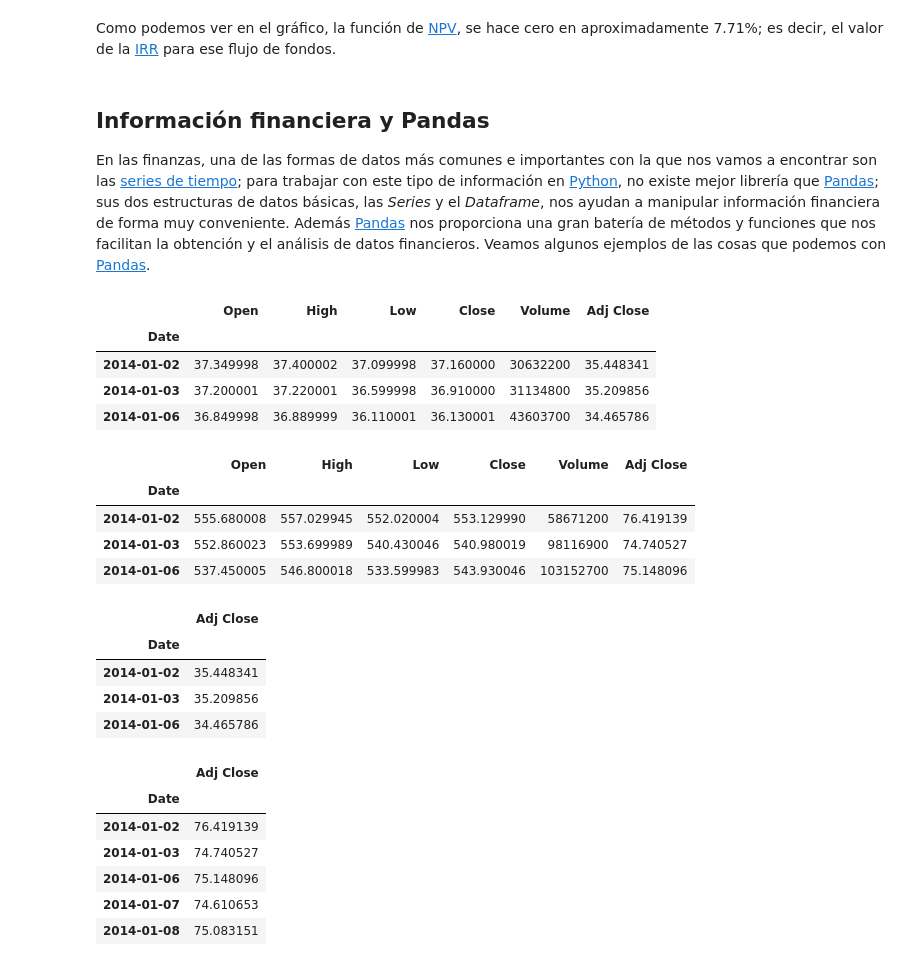
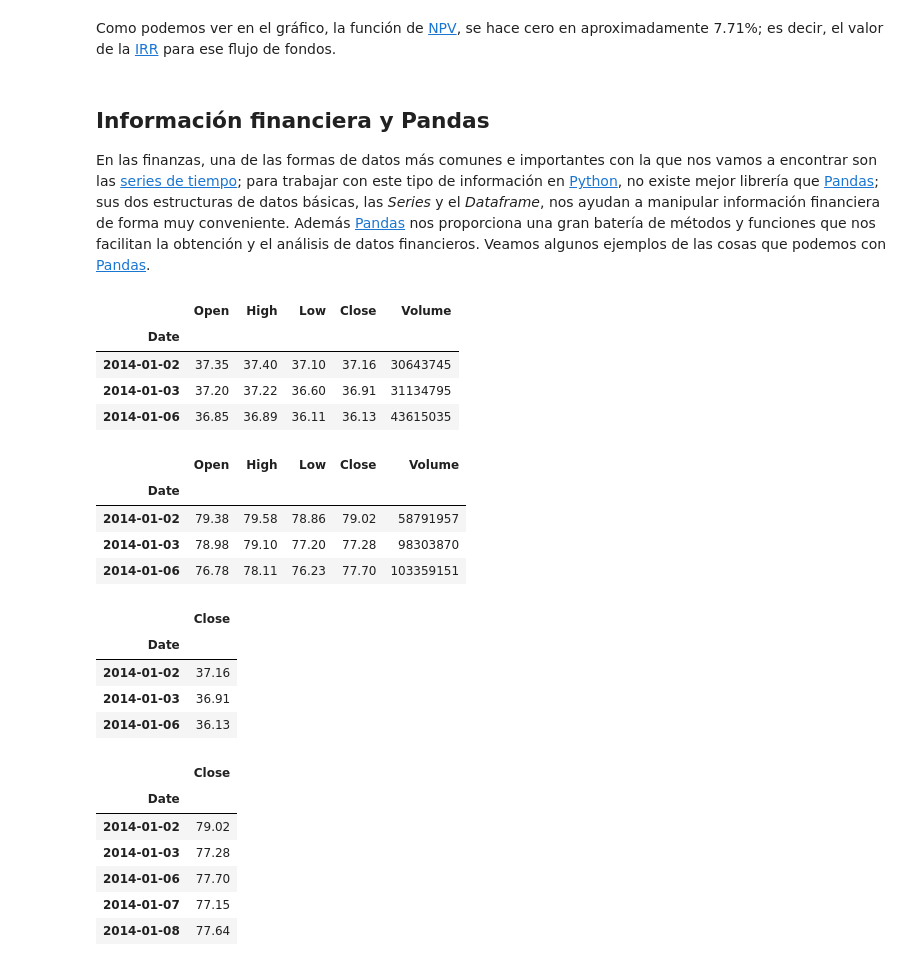
Before and after one commit to relopezbriega/relopezbriega.github.io, a Jupyter notebook: downloads/pyFinance.ipynb, the cells around one changed output. Drawn from its saved outputs; the diff is of its cells as text; code cells hidden in the pictures.

```diff
--- a/downloads/pyFinance.ipynb
+++ b/downloads/pyFinance.ipynb
@@ -261,57 +261,57 @@ Como podemos ver en el gráfico, la función de [NPV](https://es.wikipedia.org/w
 # %% [markdown]
 ## Información financiera y Pandas
 
-En las finanzas, una de las formas de datos más comunes e importantes con la que nos vamos a encontrar son las [series de tiempo](https://es.wikipedia.org/wiki/Serie_temporal); para trabajar con este tipo de información en [Python](https://www.python.org/), no existe mejor librería que [Pandas](http://pandas.pydata.org/); sus dos estructuras de datos básicas, las *Series* y el *Dataframe*, nos ayudan a manipular información financiera de forma muy conveniente. Además [Pandas](http://pandas.pydata.org/) nos proporciona una gran batería de métodos y funciones que nos facilitan la obtención y el análisis de datos financieros. Veamos algunos ejemplos de las cosas que podemos con [Pandas](http://pandas.pydata.org/).
+En las finanzas, una de las formas de datos más comunes e importantes con la que nos vamos a encontrar son las [series de tiempo](https://es.wikipedia.org/wiki/Serie_temporal); para trabajar con este tipo de información en [Python](https://www.python.org/), no existe mejor librería que [Pandas](https://pandas.pydata.org/); sus dos estructuras de datos básicas, las *Series* y el *Dataframe*, nos ayudan a manipular información financiera de forma muy conveniente. Además [Pandas](https://pandas.pydata.org/) nos proporciona una gran batería de métodos y funciones que nos facilitan la obtención y el análisis de datos financieros. Veamos algunos ejemplos de las cosas que podemos con [Pandas](https://pandas.pydata.org/).
 # %%
 # Importando pandas y datetime
 import pandas as pd
-import pandas.io.data as web
+import pandas_datareader.data as web
 import datetime as dt
 
 # Extrayendo información financiera de Yahoo! Finance
 inicio = dt.datetime(2014, 1, 1)
 fin = dt.datetime(2014, 12, 31)
 
-msft = web.DataReader("MSFT", 'yahoo', inicio, fin)  # información de Microsoft
-aapl = web.DataReader("AAPL", 'yahoo', inicio, fin)  # información de Apple
+msft = web.DataReader("MSFT", 'google', inicio, fin)  # información de Microsoft
+aapl = web.DataReader("AAPL", 'google', inicio, fin)  # información de Apple
 # %%
 msft[:3]
 # %% [output]
-|  | Open | High | Low | Close | Volume | Adj Close |
-| Date |  |  |  |  |  |  |
-| 2014-01-02 | 37.349998 | 37.400002 | 37.099998 | 37.160000 | 30632200 | 35.448341 |
-| 2014-01-03 | 37.200001 | 37.220001 | 36.599998 | 36.910000 | 31134800 | 35.209856 |
-| 2014-01-06 | 36.849998 | 36.889999 | 36.110001 | 36.130001 | 43603700 | 34.465786 |
+|  | Open | High | Low | Close | Volume |
+| Date |  |  |  |  |  |
+| 2014-01-02 | 37.35 | 37.40 | 37.10 | 37.16 | 30643745 |
+| 2014-01-03 | 37.20 | 37.22 | 36.60 | 36.91 | 31134795 |
+| 2014-01-06 | 36.85 | 36.89 | 36.11 | 36.13 | 43615035 |
 # %%
 aapl[:3]
 # %% [output]
-|  | Open | High | Low | Close | Volume | Adj Close |
-| Date |  |  |  |  |  |  |
-| 2014-01-02 | 555.680008 | 557.029945 | 552.020004 | 553.129990 | 58671200 | 76.419139 |
-| 2014-01-03 | 552.860023 | 553.699989 | 540.430046 | 540.980019 | 98116900 | 74.740527 |
-| 2014-01-06 | 537.450005 | 546.800018 | 533.599983 | 543.930046 | 103152700 | 75.148096 |
+|  | Open | High | Low | Close | Volume |
+| Date |  |  |  |  |  |
+| 2014-01-02 | 79.38 | 79.58 | 78.86 | 79.02 | 58791957 |
+| 2014-01-03 | 78.98 | 79.10 | 77.20 | 77.28 | 98303870 |
+| 2014-01-06 | 76.78 | 78.11 | 76.23 | 77.70 | 103359151 |
 # %%
 # Seleccionando solo el Adj Close price de Enero 2014
-msft01 = msft['2014-01'][['Adj Close']]
-aapl01 = aapl['2014-01'][['Adj Close']]
+msft01 = msft['2014-01'][['Close']]
+aapl01 = aapl['2014-01'][['Close']]
 
 msft01[:3]
 # %% [output]
-|  | Adj Close |
+|  | Close |
 | Date |  |
-| 2014-01-02 | 35.448341 |
-| 2014-01-03 | 35.209856 |
-| 2014-01-06 | 34.465786 |
+| 2014-01-02 | 37.16 |
+| 2014-01-03 | 36.91 |
+| 2014-01-06 | 36.13 |
 # %%
 aapl01.head()  # head() nos muestra los primeros 5 registros
 # %% [output]
-|  | Adj Close |
+|  | Close |
 | Date |  |
-| 2014-01-02 | 76.419139 |
-| 2014-01-03 | 74.740527 |
-| 2014-01-06 | 75.148096 |
-| 2014-01-07 | 74.610653 |
-| 2014-01-08 | 75.083151 |
+| 2014-01-02 | 79.02 |
+| 2014-01-03 | 77.28 |
+| 2014-01-06 | 77.70 |
+| 2014-01-07 | 77.15 |
+| 2014-01-08 | 77.64 |
 # %%
 # tambien se puede seleccionar un rango de tiempo
 msft['2014-02':'2014-02-13']  # desde el 1 al 13 de febrero
```
Also changed, not shown: parts of 26 cells of this notebook, 1 other file.
